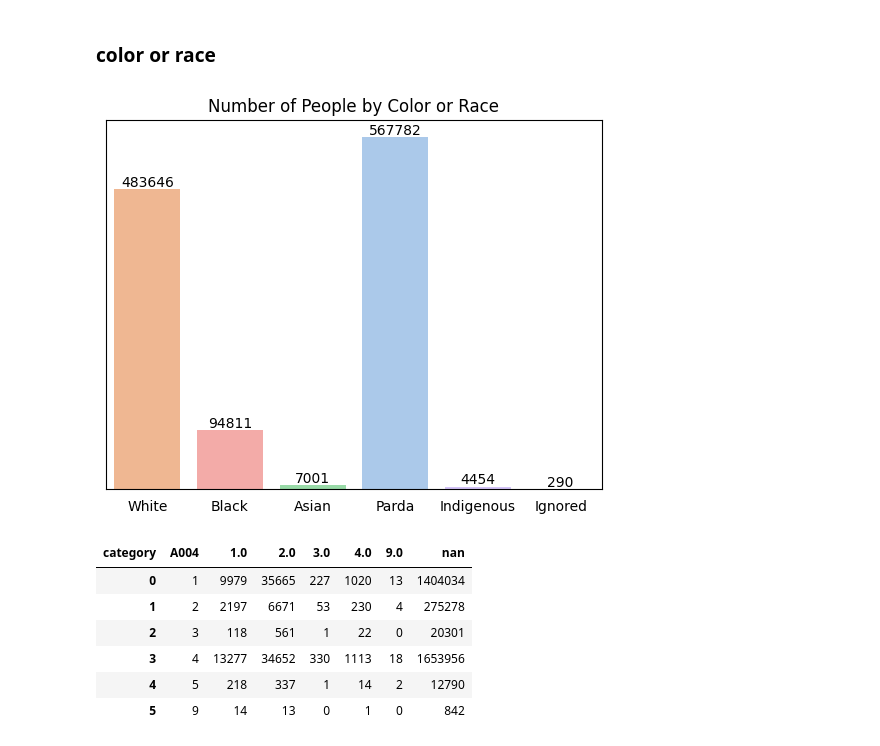
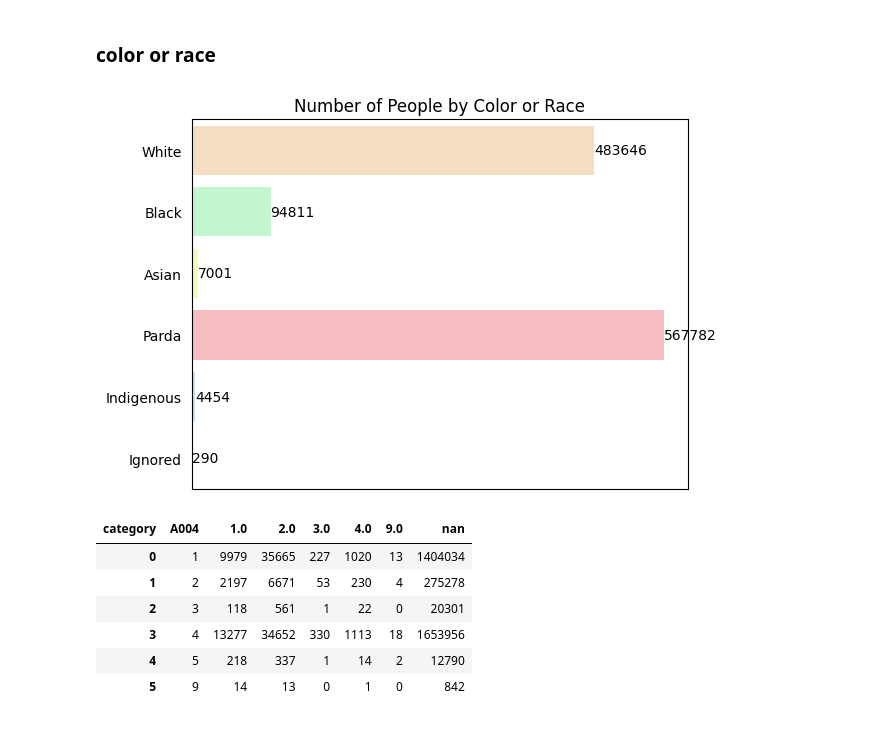
Before and after one commit to pathilink/HospAEinstein_test, a Jupyter notebook: notebook/pnad_eda.ipynb, the cells around one changed output. Cells and saved outputs as stored; diff of their text form; code cells hidden in the pictures.

```diff
--- a/notebook/pnad_eda.ipynb
+++ b/notebook/pnad_eda.ipynb
@@ -293,7 +293,7 @@ plt.show()
 # %% [markdown]
 ### gender
 # %%
-ax = sns.countplot(data=result_df, x='A003', hue='A003', palette='pastel')
+ax = sns.countplot(data=result_df, y='A003', hue='A003', palette='pastel')
 
 # labels
 for container in ax.containers:
@@ -301,14 +301,14 @@ for container in ax.containers:
 
 # adjust
 plt.title('Number of people by gender')
-ax.set(yticklabels=[])
+ax.set(xticklabels=[])
 ax.set(ylabel=None)
 ax.set(xlabel=None)
 ax.tick_params(left=False)
 ax.tick_params(bottom=False)
 
-ax.set_xticks([0, 1])
-ax.set_xticklabels(['Male', 'Female'])
+ax.set_yticks([0, 1])
+ax.set_yticklabels(['Male', 'Female'])
 
 plt.show()
 # %% [output]
@@ -419,7 +431,7 @@ plt.show()
 # %% [markdown]
 ### home situation
 # %%
-ax = sns.countplot(data=result_df, x='V1022', hue='V1022', palette='pastel')
+ax = sns.countplot(data=result_df, y='V1022', hue='V1022', palette='pastel')
 
 # labels on bars
 for container in ax.containers:
@@ -427,14 +439,17 @@ for container in ax.containers:
 
 # adjust
 plt.title('Number of people by home situation')
-ax.set(yticklabels=[])
+
 ax.set(ylabel=None)
 ax.set(xlabel=None)
 ax.tick_params(left=False)
 ax.tick_params(bottom=False)
 # ax.set_xlabel('Home situation')
 ax.set_xticks([0, 1])
-ax.set_xticklabels(['Urban', 'Rural'])
+ax.set(xticklabels=[])
+# ax.set(yticklabels=[])
+ax.set_yticks([0, 1])
+ax.set_yticklabels(['Urban', 'Rural'])
 
 plt.show()
 # %% [output]
@@ -481,33 +509,48 @@ plt.show()
 # %% [markdown]
 ### color or race
 # %%
+color_codes = {
+    '1': '#FFB3BA',  # Rosa pastel
+    '2': '#FFDFBA',  # Laranja pastel
+    '3': '#FFFFBA',  # Amarelo pastel
+    '4': '#BAFFC9',  # Verde pastel
+    '5': '#BAE1FF',  # Azul pastel
+    # '6': '#D5AAFF',  # Roxo pastel
+    # '7': '#FFB3E6',  # Rosa claro
+    # '8': '#FFECF0',  # Rosa muito claro
+    '9': '#B2FFAB',  # Verde menta pastel
+    # '10': '#B3E2F0', # Azul claro pastel
+    # '11': '#E0BBE4'  # Lavanda pastel
+}
+
 # set order for the x-axis
 desired_order = ['1', '2', '3', '4', '5', '9']
 
 # define palette
-palette = sns.color_palette('pastel', n_colors=len(result_df['A004'].unique()))
+# palette = sns.color_palette('pastel', n_colors=len(result_df['A004'].unique()))
+palette = [color_codes[key] for key in desired_order]
 
 fig, ax = plt.subplots()
-sns.countplot(data=result_df, x='A004', hue='A004', palette=palette, order=desired_order, ax=ax)
+sns.countplot(data=result_df, y='A004', hue='A004', palette=palette, order=desired_order, ax=ax)
 
 # labels
 for container in ax.containers:
     ax.bar_label(container, label_type='edge', fontsize=10)
 
 # adjust
 plt.title('Number of People by Color or Race')
-ax.set(yticklabels=[])
+ax.set(xticklabels=[])
 ax.set(ylabel=None)
 ax.set(xlabel=None)
 ax.tick_params(left=False)
 ax.tick_params(bottom=False)
 
-ax.set_xticks([0, 1, 2, 3, 4, 5])
-ax.set_xticklabels(['White', 'Black', 'Asian','Parda', 'Indigenous', 'Ignored'])
+ax.set_yticks([0, 1, 2, 3, 4, 5])
+ax.set_yticklabels(['White', 'Black', 'Asian','Parda', 'Indigenous', 'Ignored'])
 
 plt.show()
 # %% [output]
-[figure, old version]
+[figure, new version]
 # %%
 race_g = result_df \
     .melt(id_vars='A004', value_vars=['B009B', 'B009D', 'B009F'], var_name='source', value_name='category') \
```
Also changed, not shown: parts of 27 cells of this notebook.
